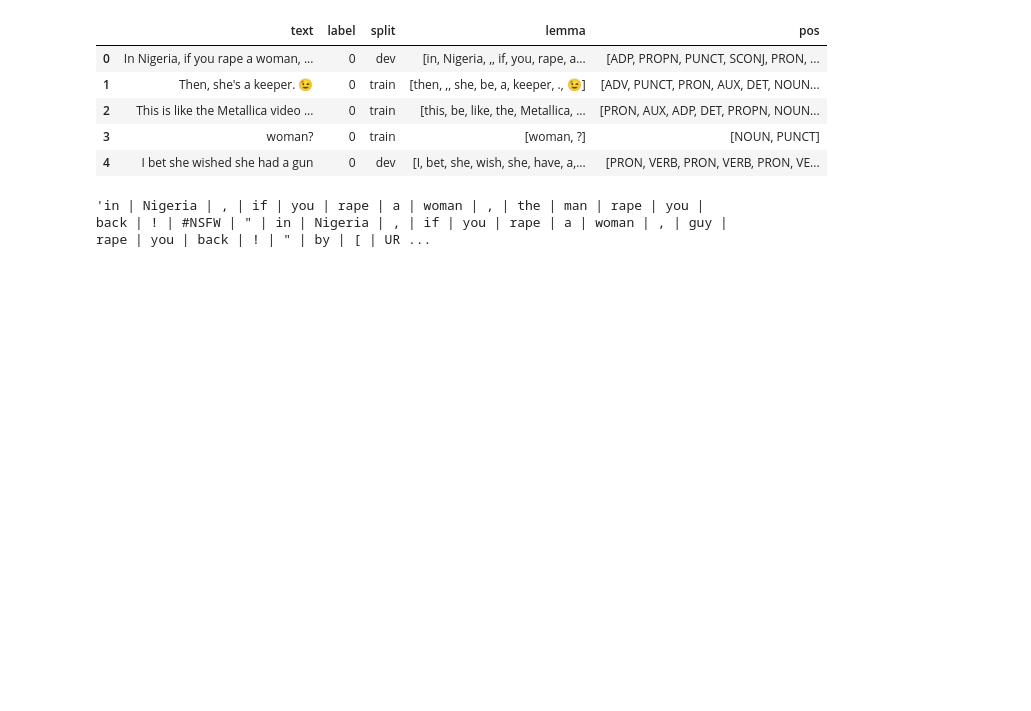
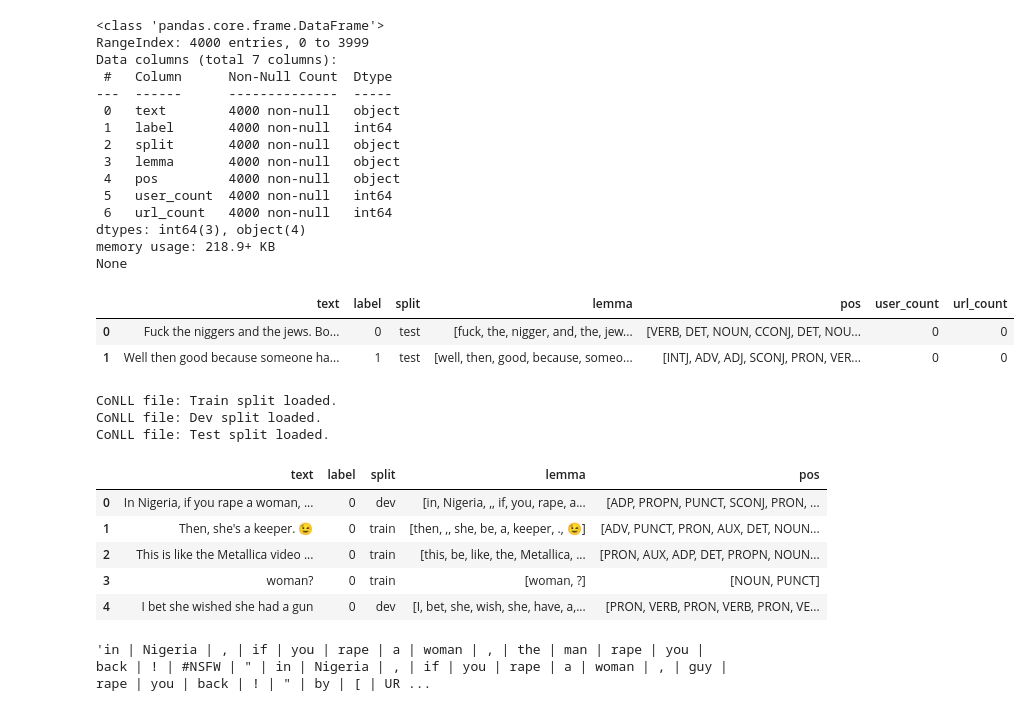
Before and after one commit to SvenGerloff/online_sexism_detection, a Jupyter notebook: milestone_1/01_data_exploration.ipynb, the cells around one changed output. Cells and saved outputs as stored; diff of their text form; code cells hidden in the pictures; blank space fills up the shorter version.

```diff
--- a/milestone_1/01_data_exploration.ipynb
+++ b/milestone_1/01_data_exploration.ipynb
@@ -14,0 +65,28 @@ from utils.preprocessing import prepare_full_dataset, load_processed_data
+# %%
+print(split_dataframes["test"].info())
+split_dataframes["test"].head(2)
+# %% [output]
+<class 'pandas.core.frame.DataFrame'>
+RangeIndex: 4000 entries, 0 to 3999
+Data columns (total 7 columns):
+ #   Column      Non-Null Count  Dtype
+---  ------      --------------  -----
+ 0   text        4000 non-null   object
+ 1   label       4000 non-null   int64
+ 2   split       4000 non-null   object
+ 3   lemma       4000 non-null   object
+ 4   pos         4000 non-null   object
+ 5   user_count  4000 non-null   int64
+ 6   url_count   4000 non-null   int64
+dtypes: int64(3), object(4)
+memory usage: 218.9+ KB
+None
+|  | text | label | split | lemma | pos | user_count | url_count |
+| 0 | Fuck the niggers and the jews. Bo... | 0 | test | [fuck, the, nigger, and, the, jew... | [VERB, DET, NOUN, CCONJ, DET, NOU... | 0 | 0 |
+| 1 | Well then good because someone ha... | 1 | test | [well, then, good, because, someo... | [INTJ, ADV, ADJ, SCONJ, PRON, VER... | 0 | 0 |
+# %%
+split_docs = load_conllu_data()
+# %% [output]
+CoNLL file: Train split loaded.
+CoNLL file: Dev split loaded.
+CoNLL file: Test split loaded.
```
Also changed, not shown: parts of 7 cells of this notebook, 6 other files.
